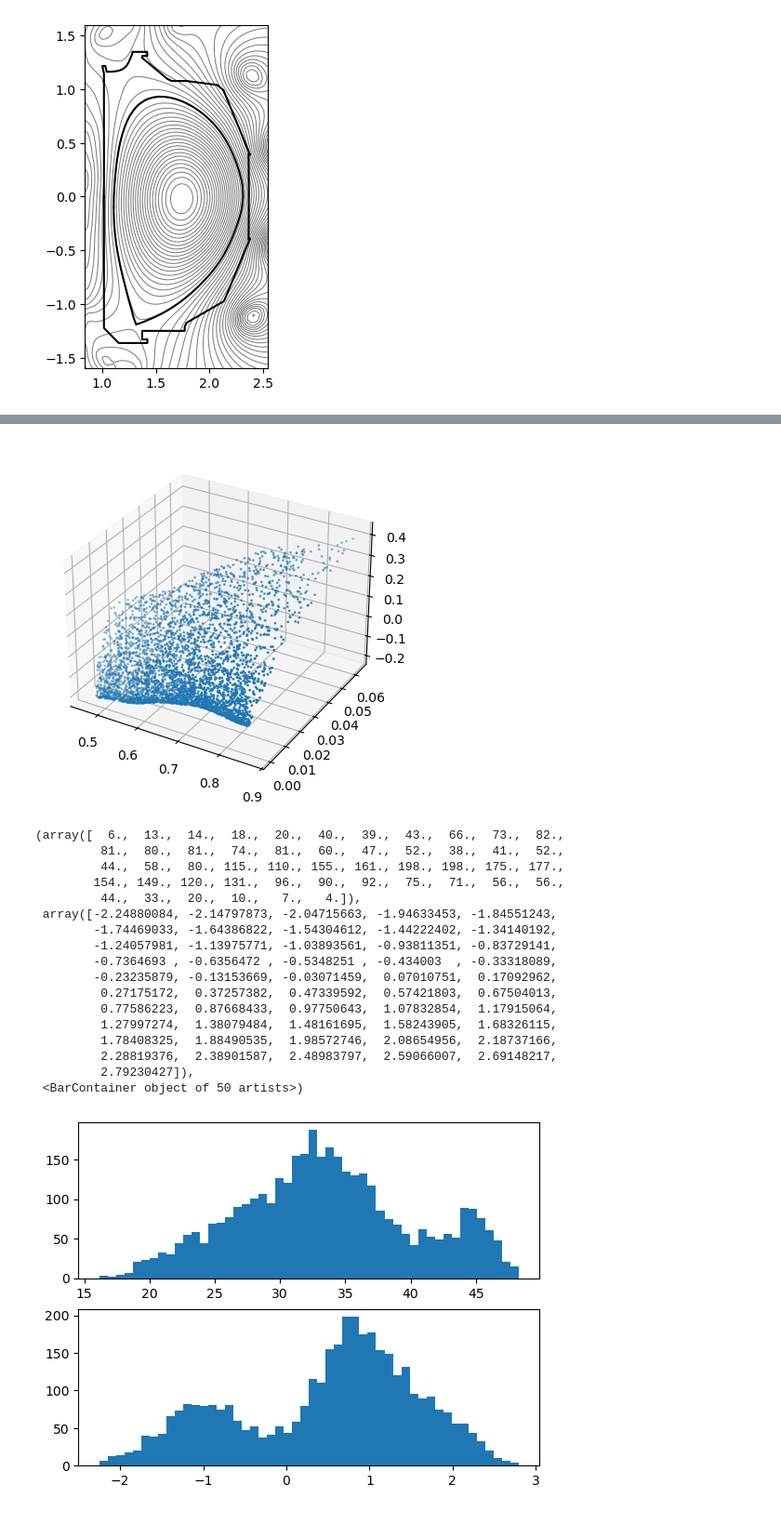
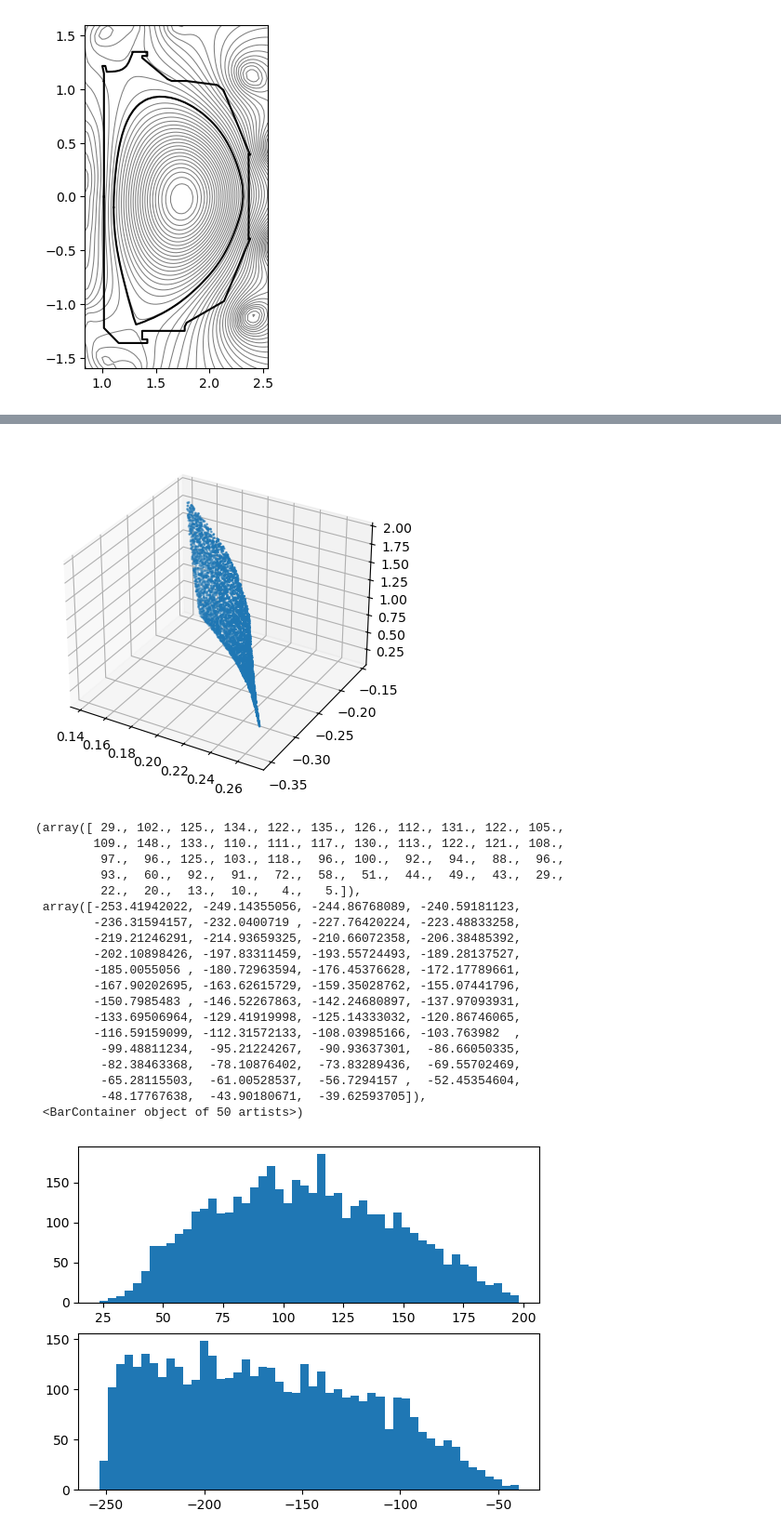
Before and after one commit to Maplenormandy/c1lgkt-jax, a Jupyter notebook: bin/diffrax_scratch.ipynb, the cells around one changed output, grey strips where cells are left out. Shown: that part at 93% size. Drawn from its saved outputs; the diff is of its cells as text; code cells hidden in the pictures.

Commit message:
Better poloidal action calculation

```diff
--- a/bin/diffrax_scratch.ipynb
+++ b/bin/diffrax_scratch.ipynb
@@ -46,14 +75,12 @@ xgcdata = Dataset(R'D:\Documents\Globus\XGC1.nc')
 # %% Pusher for drift-kinetic particles
 pp = particle_motion.deut
 
-# Load zonal electric potential
-tind = 400
-interp_phi = interpax.Interpolator1D(xgcdata['psi00'][:].filled(), xgcdata['pot00'][tind,:].filled()*1e-3, method='cubic2')
+
 
 term = diffrax.ODETerm(particle_motion.f_driftkinetic_midplane)
 solver = diffrax.Dopri5()
 saveat = diffrax.SaveAt(t0=True, t1=True, steps=True)
-args = particle_motion.PusherArgs(eq=eq, pp=pp, zonal_fields=interp_phi)
+args = particle_motion.PusherArgs(eq=eq, pp=pp, zonal_fields=interp_phi, vector_potential_r=interp_ar)
 stepsize_controller = diffrax.PIDController(rtol=1e-8, atol=1e-8)
 
 # Termination condition for passing particles
@@ -96,13 +123,13 @@ def orbit_freqs(y0):
 # %%
 # %% Push multiple particles and check timesteps
 %matplotlib inline
-n_part = 1024*4
+n_part = 1024*16
 
 r0 = jnp.array(np.random.rand(n_part)*0.15 + 2.1)
 z0 = jnp.array(np.random.rand(n_part)*0.15 - 0.075 + eq.zaxis)
 varphi0 = jnp.zeros_like(r0)
 #vll0 = jnp.array(np.random.randn(n_part)*pp.vt)
-vll0 = jnp.array(2*(np.random.rand(n_part)-0.5)*pp.vt)
+vll0 = jnp.array(4*(np.random.rand(n_part)-0.5)*pp.vt)
 mu0 = jnp.ones_like(r0) * pp.m * (pp.vt **2) / (2 * 1.0)
 theta_pol0 = jnp.zeros_like(r0)
 theta_vll0 = jnp.zeros_like(r0)
@@ -110,11 +137,17 @@ action0 = jnp.zeros_like(r0)
 
 y0 = (r0, z0, varphi0, vll0, mu0, theta_pol0, theta_vll0, action0)
 
-sol = diffrax.diffeqsolve(term, solver, t0=0, t1=1.0, dt0=5e-4, y0=y0,
-                            args=args,
-                            saveat=saveat,
-                            stepsize_controller=stepsize_controller,
-                            throw=False)
+# %% Compute frequencies
+inputs = y0
+freqs = orbit_freqs(inputs)
 
-plt.figure()
-plt.plot(np.diff(sol.ts))
+
+#
+#sol = diffrax.diffeqsolve(term, solver, t0=0, t1=1.0, dt0=5e-4, y0=y0,
+#                            args=args,
+#                            saveat=saveat,
+#                            stepsize_controller=stepsize_controller,
+#                            throw=False)
+#
+#plt.figure()
+#plt.plot(np.diff(sol.ts))
@@ -162,40 +215,44 @@ plt.quiver(lphi[filter]/eq.psix, action[filter], plot_tor / jnp.std(plot_tor), p
 fig = plt.figure()
 ax = fig.add_subplot(projection='3d')
 
-filter = np.logical_and((np.round(winding_pol) == 0), (np.round(winding_vll) == +1))
-ax.scatter(lphi[filter] / eq.psix, action[filter], ham[filter], s=1)
+pfilter = np.logical_and((np.round(winding_pol) == 1), (np.round(winding_vll) == 0))
+ax.scatter(lphi[pfilter], action[pfilter], ham[pfilter], s=1)
 
 np.savez('./tests/orbit_data.npz',
          lphi=lphi,
          action=action,
          ham=ham,
          winding_pol=winding_pol,
-         winding_vll=winding_vll)
+         winding_vll=winding_vll,
+         omega_tor=omega_tor,
+         omega_pol=omega_pol)
 # %% [output]
-[figure, old version]
+[figure, new version]
 # %%
 %matplotlib inline
 plt.figure()
 plt.subplot(211)
-plt.hist(omega_pol[filter], bins=50)
+plt.hist(omega_pol[pfilter], bins=50)
 plt.subplot(212)
-plt.hist(omega_tor[filter], bins=50)
+plt.hist(omega_tor[pfilter], bins=50)
 # %% [output]
-(array([  6.,  13.,  14.,  18.,  20.,  40.,  39.,  43.,  66.,  73.,  82.,
-         81.,  80.,  81.,  74.,  81.,  60.,  47.,  52.,  38.,  41.,  52.,
-         44.,  58.,  80., 115., 110., 155., 161., 198., 198., 175., 177.,
-        154., 149., 120., 131.,  96.,  90.,  92.,  75.,  71.,  56.,  56.,
-         44.,  33.,  20.,  10.,   7.,   4.]),
- array([-2.24880084, -2.14797873, -2.04715663, -1.94633453, -1.84551243,
-        -1.74469033, -1.64386822, -1.54304612, -1.44222402, -1.34140192,
-        -1.24057981, -1.13975771, -1.03893561, -0.93811351, -0.83729141,
-        -0.7364693 , -0.6356472 , -0.5348251 , -0.434003  , -0.33318089,
-        -0.23235879, -0.13153669, -0.03071459,  0.07010751,  0.17092962,
-         0.27175172,  0.37257382,  0.47339592,  0.57421803,  0.67504013,
-         0.77586223,  0.87668433,  0.97750643,  1.07832854,  1.17915064,
-         1.27997274,  1.38079484,  1.48161695,  1.58243905,  1.68326115,
-         1.78408325,  1.88490535,  1.98572746,  2.08654956,  2.18737166,
-         2.28819376,  2.38901587,  2.48983797,  2.59066007,  2.69148217,
-         2.79230427]),
+(array([ 29., 102., 125., 134., 122., 135., 126., 112., 131., 122., 105.,
+        109., 148., 133., 110., 111., 117., 130., 113., 122., 121., 108.,
+         97.,  96., 125., 103., 118.,  96., 100.,  92.,  94.,  88.,  96.,
+         93.,  60.,  92.,  91.,  72.,  58.,  51.,  44.,  49.,  43.,  29.,
+         22.,  20.,  13.,  10.,   4.,   5.]),
+ array([-253.41942022, -249.14355056, -244.86768089, -240.59181123,
+        -236.31594157, -232.0400719 , -227.76420224, -223.48833258,
+        -219.21246291, -214.93659325, -210.66072358, -206.38485392,
+        -202.10898426, -197.83311459, -193.55724493, -189.28137527,
+        -185.0055056 , -180.72963594, -176.45376628, -172.17789661,
+        -167.90202695, -163.62615729, -159.35028762, -155.07441796,
+        -150.7985483 , -146.52267863, -142.24680897, -137.97093931,
+        -133.69506964, -129.41919998, -125.14333032, -120.86746065,
+        -116.59159099, -112.31572133, -108.03985166, -103.763982  ,
+         -99.48811234,  -95.21224267,  -90.93637301,  -86.66050335,
+         -82.38463368,  -78.10876402,  -73.83289436,  -69.55702469,
+         -65.28115503,  -61.00528537,  -56.7294157 ,  -52.45354604,
+         -48.17767638,  -43.90180671,  -39.62593705]),
  <BarContainer object of 50 artists>)
-[figure, old version]
+[figure, new version]
```
Also changed, not shown: parts of 12 cells of this notebook, 5 other files.
